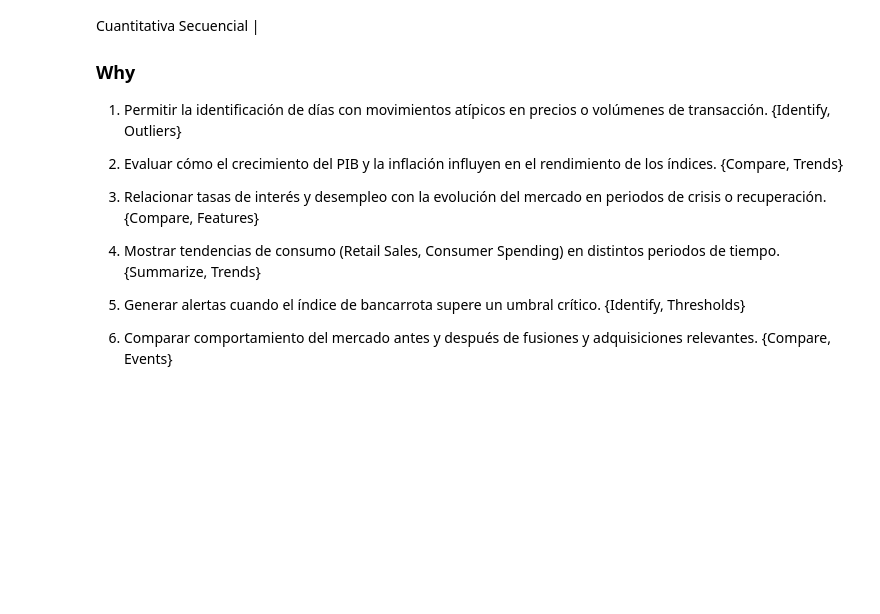
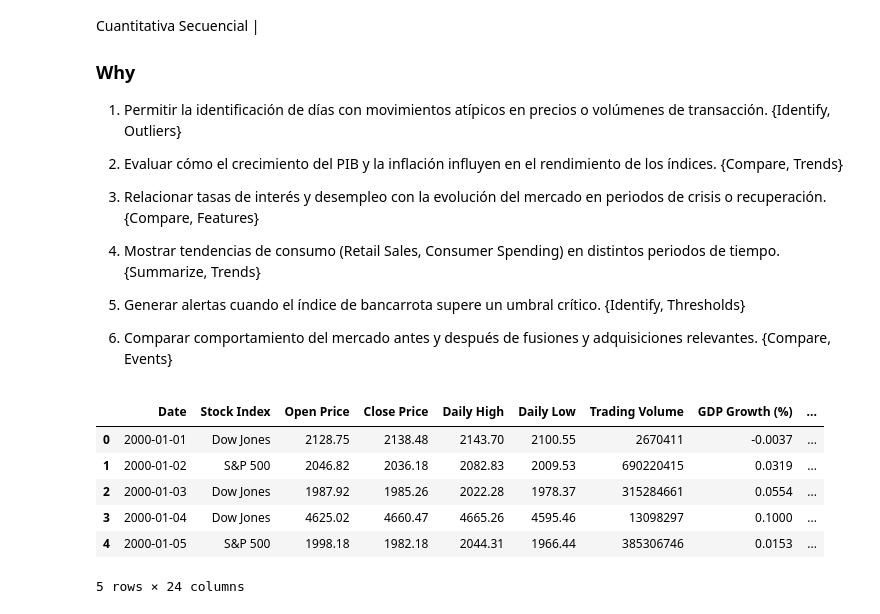
Before and after one commit to PedroSierraA/BusinessInteligence, a Jupyter notebook: DataAnalysis/FinancialWWH.ipynb, the cells around one changed output. Cells and saved outputs as stored; diff of their text form; code cells hidden in the pictures; blank space fills up the shorter version.

```diff
--- a/DataAnalysis/FinancialWWH.ipynb
+++ b/DataAnalysis/FinancialWWH.ipynb
@@ -31,6 +31,10 @@ for f in files:
 # Cargar el primer CSV (ajusta si el dataset trae más de uno)
 df = pd.read_csv(os.path.join(dest_folder, files[0]))
 print(df.head())
+# %%
+import pandas as pd
+
+df  = pd.read_csv('finance_economics_dataset.csv')
 # %%
 df.info()
 # %% [output]
@@ -136,3 +140,19 @@ plt.show()
 
 6. Comparar comportamiento del mercado antes y después de fusiones y adquisiciones relevantes.
 {Compare, Events}
+# %%
+# cambio de porcentajes a decimal
+df['Unemployment Rate (%)'] = df['Unemployment Rate (%)'] / 100
+df['Inflation Rate (%)'] = df['Inflation Rate (%)'] / 100
+df['Interest Rate (%)'] = df['Interest Rate (%)'] / 100
+df['GDP Growth (%)'] = df['GDP Growth (%)'] / 100
+# %%
+df.head()
+# %% [output]
+|  | Date | Stock Index | Open Price | Close Price | Daily High | Daily Low | Trading Volume | GDP Growth (%) | ... |
+| 0 | 2000-01-01 | Dow Jones | 2128.75 | 2138.48 | 2143.70 | 2100.55 | 2670411 | -0.0037 | ... |
+| 1 | 2000-01-02 | S&P 500 | 2046.82 | 2036.18 | 2082.83 | 2009.53 | 690220415 | 0.0319 | ... |
+| 2 | 2000-01-03 | Dow Jones | 1987.92 | 1985.26 | 2022.28 | 1978.37 | 315284661 | 0.0554 | ... |
+| 3 | 2000-01-04 | Dow Jones | 4625.02 | 4660.47 | 4665.26 | 4595.46 | 13098297 | 0.1000 | ... |
+| 4 | 2000-01-05 | S&P 500 | 1998.18 | 1982.18 | 2044.31 | 1966.44 | 385306746 | 0.0153 | ... |
+5 rows × 24 columns
```
Also changed, not shown: parts of 1 cell of this notebook, 2 other files.
